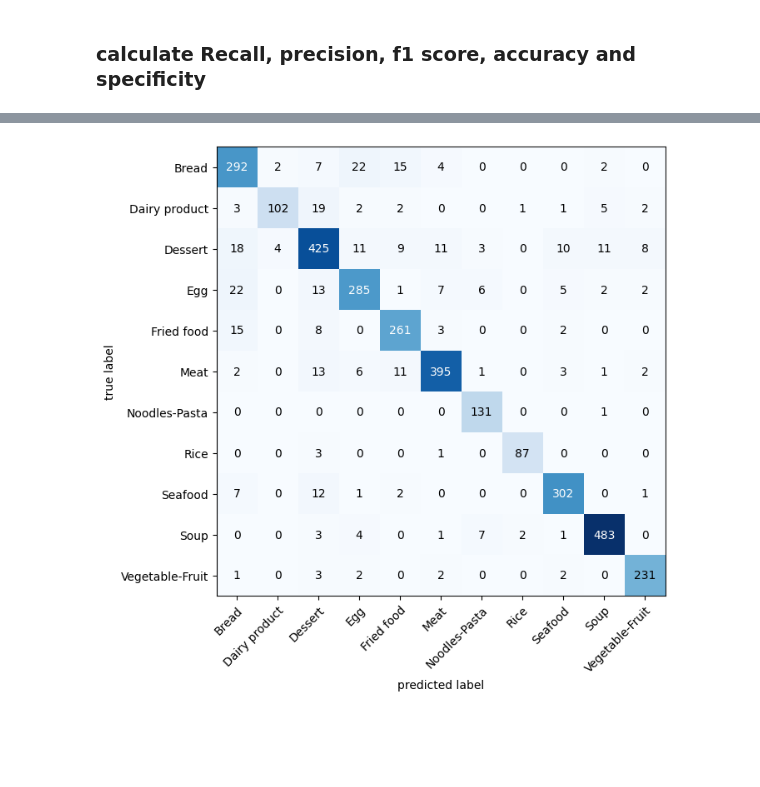
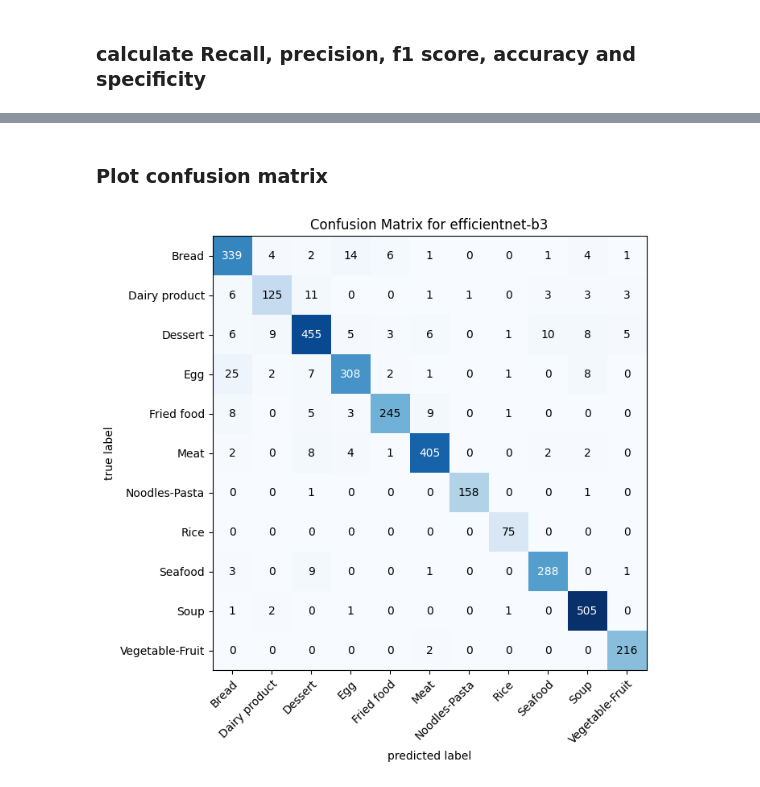
Before and after one commit to HritwikBhowmik/BAIUST-ML-workshop, a Jupyter notebook: BAIUST_foodfest_workshop.ipynb, the cells around one changed output, grey strips where cells are left out. Cells and saved outputs as stored; diff of their text form; code cells hidden in the pictures; blank space fills up the shorter version.

```diff
--- a/BAIUST_foodfest_workshop.ipynb
+++ b/BAIUST_foodfest_workshop.ipynb
@@ -671,8 +726,9 @@ def get_pred_and_true(model: nn.Module):
 
   return preds, trues
 
-preds, trues = get_pred_and_true(model=model_mobile) # <-- set your model here
-preds, trues
+preds_eff, trues_eff = get_pred_and_true(model=model)
+preds_mobile, trues_mobile = get_pred_and_true(model=model_mobile)
+preds_vgg, trues_vgg = get_pred_and_true(model=model_vgg)
 
 # plt.imshow(rand_test_img.permute(1,2,0))
 # plt.title(f"label: {labels[rand_test_lb]} shape: {rand_test_img.shape}")
@@ -680,7 +736,7 @@ preds, trues
 # %%
 import torch
 
-def get_multiclass_metrics(predictions, targets, num_classes):
+def get_multiclass_metrics(predictions, targets, num_classes:int = num_of_classes):
     metrics = {}
     for c in range(num_classes):
         # Treat class 'c' as the positive class and all others as negative
@@ -697,14 +753,23 @@ def get_multiclass_metrics(predictions, targets, num_classes):
         # }
     return true_positive, false_positive, false_negative, true_negative
 
-# Example usage for 11 classes
-targets_multi = torch.tensor(trues)
-preds_multi = torch.tensor(preds)
-num_classes = num_of_classes
+# usage for number of classes
+# for efficientnet
+targets_multi_eff = torch.tensor(trues_eff)
+preds_multi_eff = torch.tensor(preds_eff)
+
+# for mobilenet
+targets_multi_mobile = torch.tensor(trues_mobile)
+preds_multi_mobile = torch.tensor(preds_mobile)
+
+# for vgg
+targets_multi_vgg = torch.tensor(trues_vgg)
+preds_multi_vgg = torch.tensor(preds_vgg)
 
 # all_class_metrics = get_multiclass_metrics(preds_multi, targets_multi, num_classes)
 # for class_name, values in all_class_metrics.items():
 #     print(f"{class_name}: {values}")
 
-TP, FP, FN, TN = get_multiclass_metrics(predictions=preds_multi, targets=targets_multi, num_classes=num_classes)
-TP, FP, FN, TN
+TP_eff, FP_eff, FN_eff, TN_eff = get_multiclass_metrics(predictions=preds_multi_eff, targets=targets_multi_eff)
+TP_mobile, FP_mobile, FN_mobile, TN_mobile = get_multiclass_metrics(predictions=preds_multi_mobile, targets=targets_multi_mobile)
+TP_vgg, FP_vgg, FN_vgg, TN_vgg = get_multiclass_metrics(predictions=preds_multi_vgg, targets=targets_multi_vgg)
@@ -767,20 +875,23 @@ Specifity: 0.9951706374758532
+# %% [markdown]
+### Plot confusion matrix
 # %%
 !pip install torchmetrics --quiet
 # %%
 # plot confusion matrix
 from torchmetrics import ConfusionMatrix
 from mlxtend.plotting import plot_confusion_matrix
 import numpy as np
 import torch
 import matplotlib.pyplot as plt
 
 con_mat = ConfusionMatrix(task='multiclass', num_classes=num_of_classes)
-con_mat_tensor = con_mat(preds=torch.tensor(preds_multi),
-                         target=torch.tensor(targets_multi))
+con_mat_tensor_eff = con_mat(preds=torch.tensor(preds_multi_eff),
+                         target=torch.tensor(targets_multi_eff))
 
-plot, ax = plot_confusion_matrix(conf_mat=con_mat_tensor.numpy(),
-                                 class_names=labels, # Use actual labels for class names
+plot, ax = plot_confusion_matrix(conf_mat=con_mat_tensor_eff.numpy(),
+                                 class_names=labels,
                                  figsize=(10, 7))
+plt.title('Confusion Matrix for efficientnet-b3')
 plt.show()
 # %% [output]
-[figure, old version]
+[figure, new version]
```
Also changed, not shown: parts of 38 cells of this notebook.
